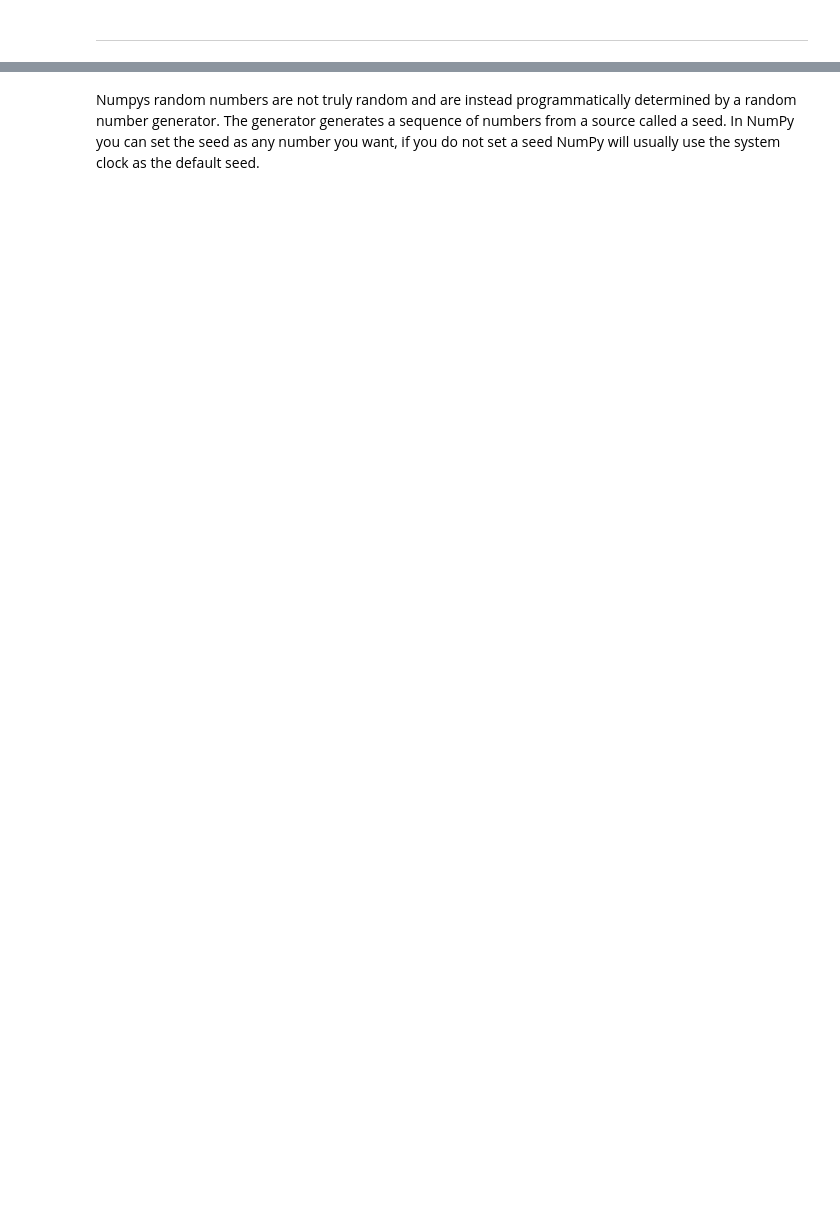
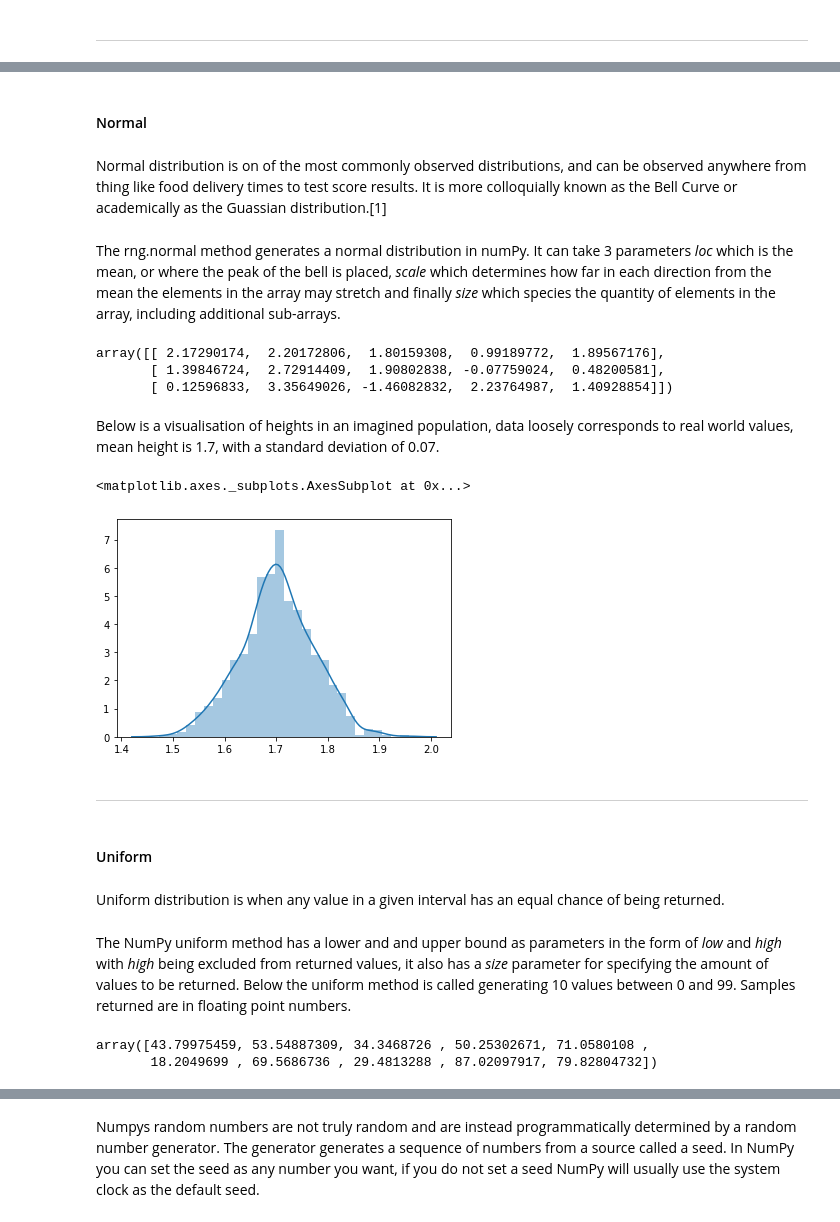
Before and after one commit to ocoleman/numpy-random, a Jupyter notebook: numpy-random.ipynb, the cells around one changed output, grey strips where cells are left out. Drawn from its saved outputs; the diff is of its cells as text; code cells hidden in the pictures; blank space fills up the shorter version.

```diff
--- a/numpy-random.ipynb
+++ b/numpy-random.ipynb
@@ -74,0 +156,35 @@ plt.hist(n)
+# %% [markdown]
+#### Normal
+# %% [markdown]
+Normal distribution is on of the most commonly observed distributions, and can be observed anywhere from thing like food delivery times to test score results. It is more colloquially known as the Bell Curve or academically as the Guassian distribution.[1]
+# %% [markdown]
+The rng.normal method generates a normal distribution in numPy. It can take 3 parameters *loc* which is the mean, or where the peak of the bell is placed, *scale* which determines how far in each direction from the mean the elements in the array may stretch and finally *size* which species the quantity of elements in the array, including additional sub-arrays.
+# %%
+#Generates a normal distribution, with a mean of 2 and a stdev of 1 either side.
+#Values generated in 2d array with 5 values at each element.
+rng.normal(loc=2, scale=1, size=(3,5))
+# %% [output]
+array([[ 2.17290174,  2.20172806,  1.80159308,  0.99189772,  1.89567176],
+       [ 1.39846724,  2.72914409,  1.90802838, -0.07759024,  0.48200581],
+       [ 0.12596833,  3.35649026, -1.46082832,  2.23764987,  1.40928854]])
+# %% [markdown]
+Below is a visualisation of heights in an imagined population, data loosely corresponds to real world values, mean height is 1.7, with a standard deviation of 0.07.
+# %%
+n = rng.normal(1.7, 0.07, 1000) #Generated normal distribution of size 1,000
+sns.distplot(n) #Seaborn distplot
+# %% [output]
+<matplotlib.axes._subplots.AxesSubplot at 0x...>
+[figure, added]
+# %% [markdown]
+***
+# %% [markdown]
+#### Uniform
+# %% [markdown]
+Uniform distribution is when any value in a given interval has an equal chance of being returned.
+# %% [markdown]
+The NumPy uniform method has a lower and and upper bound as parameters in the form of *low* and *high* with *high* being excluded from returned values, it also has a *size* parameter for specifying the amount of values to be returned. Below the uniform method is called generating 10 values between 0 and 99. Samples returned are in floating point numbers.
+# %%
+rng.uniform(0,100,10)
+# %% [output]
+array([43.79975459, 53.54887309, 34.3468726 , 50.25302671, 71.0580108 ,
+       18.2049699 , 69.5686736 , 29.4813288 , 87.02097917, 79.82804732])
```
Also changed, not shown: parts of 56 cells of this notebook.
